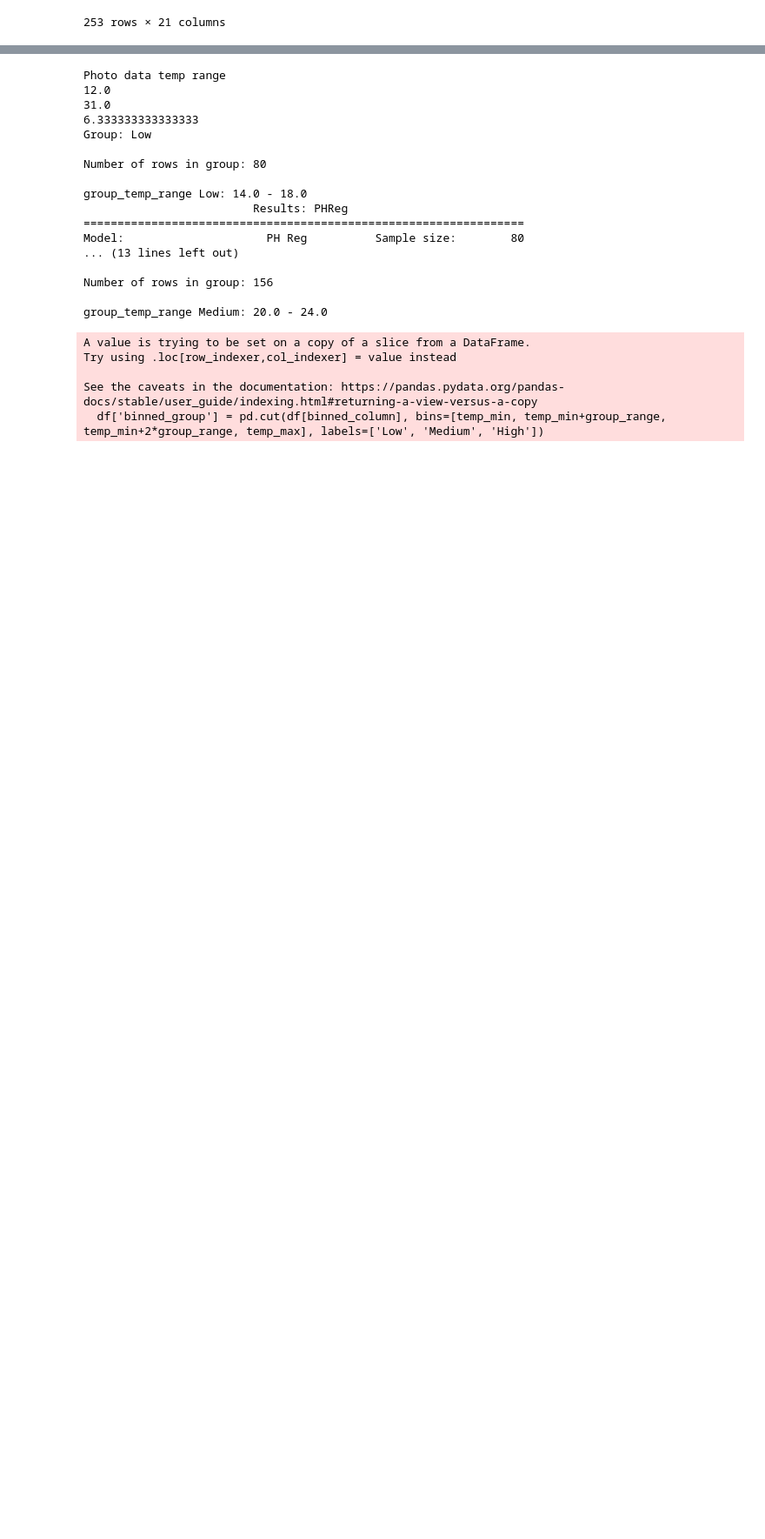
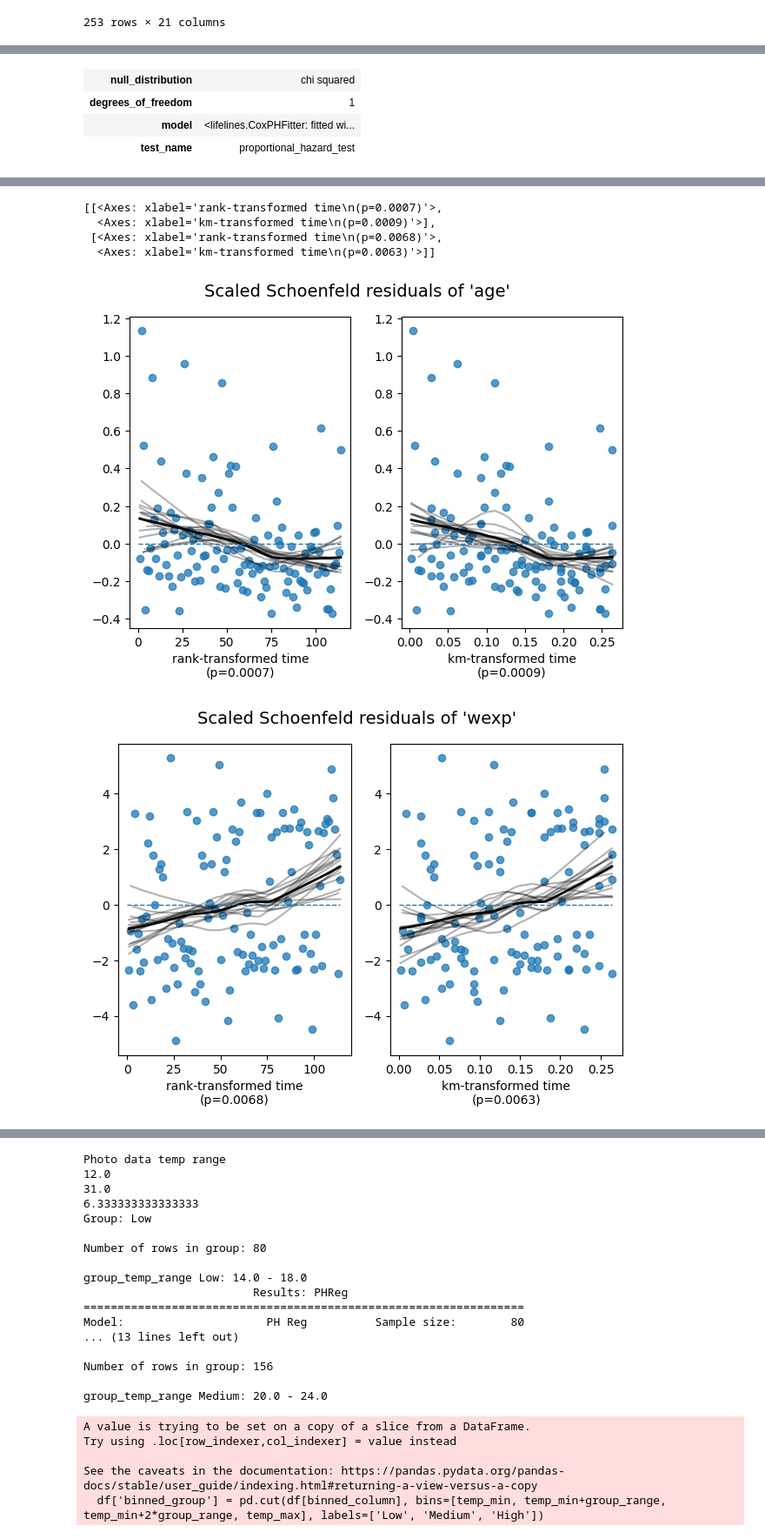
Before and after one commit to puckybreg/Native-Bee-Thesis, a Jupyter notebook: notebook_for_data_analysis.ipynb, the cells around one changed output, grey strips where cells are left out. Shown at 87% size. Saved outputs shown, nothing was run; the diff lists cells and outputs as text; code cells hidden in the pictures; blank space fills up the shorter version.

```diff
--- a/notebook_for_data_analysis.ipynb
+++ b/notebook_for_data_analysis.ipynb
@@ -67,7 +91,10 @@ def run_cox_regression_on_all_data(interval_and_weather_merged):
   print(rslt.summary())
 
 run_cox_regression_on_all_data(interval_and_weather_merged)
-interval_and_weather_merged
+
+status = np.ones(interval_and_weather_merged.shape[0])
+interval_and_weather_merged['status'] = status
+#
 # %% [output]
                          Results: PHReg
 =================================================================
@@ -99,0 +119,12 @@ Confidence intervals are for the hazard ratios
+# %%
+rossi = load_rossi()
+
+# same_insect + temp + wspd + dwpt + coco
+cph = CoxPHFitter()
+
+trimmed_df = interval_and_weather_merged[['interval','status', 'same_insect' , 'temp' , 'wspd' , 'dwpt' , 'coco']].copy()
+trimmed_df = trimmed_df.reset_index(drop=True)
+cph.fit(trimmed_df, 'interval', 'status')
+# cph.print_summary(model="untransformed variables", decimals=3)
+cph.check_assumptions(trimmed_df, p_value_threshold=0.05, show_plots=True)
+# trimmed_df
@@ -99,0 +134,5 @@ Confidence intervals are for the hazard ratios
+# %%
+cph.fit(rossi, 'week', 'arrest')
+cph.check_assumptions(rossi, p_value_threshold=0.05, show_plots=True)
+# rossi
+# %% [output]
@@ -99,0 +147,4 @@ Confidence intervals are for the hazard ratios
+| null_distribution | chi squared |
+| degrees_of_freedom | 1 |
+| model | <lifelines.CoxPHFitter: fitted wi... |
+| test_name | proportional_hazard_test |
@@ -100 +183,7 @@ Confidence intervals are for the hazard ratios
+[[<Axes: xlabel='rank-transformed time\n(p=0.0007)'>,
+  <Axes: xlabel='km-transformed time\n(p=0.0009)'>],
+ [<Axes: xlabel='rank-transformed time\n(p=0.0068)'>,
+  <Axes: xlabel='km-transformed time\n(p=0.0063)'>]]
+[figure, added]
+[figure, added]
 # %% [markdown]
```
Also changed, not shown: parts of 12 cells of this notebook, 2 other files.
